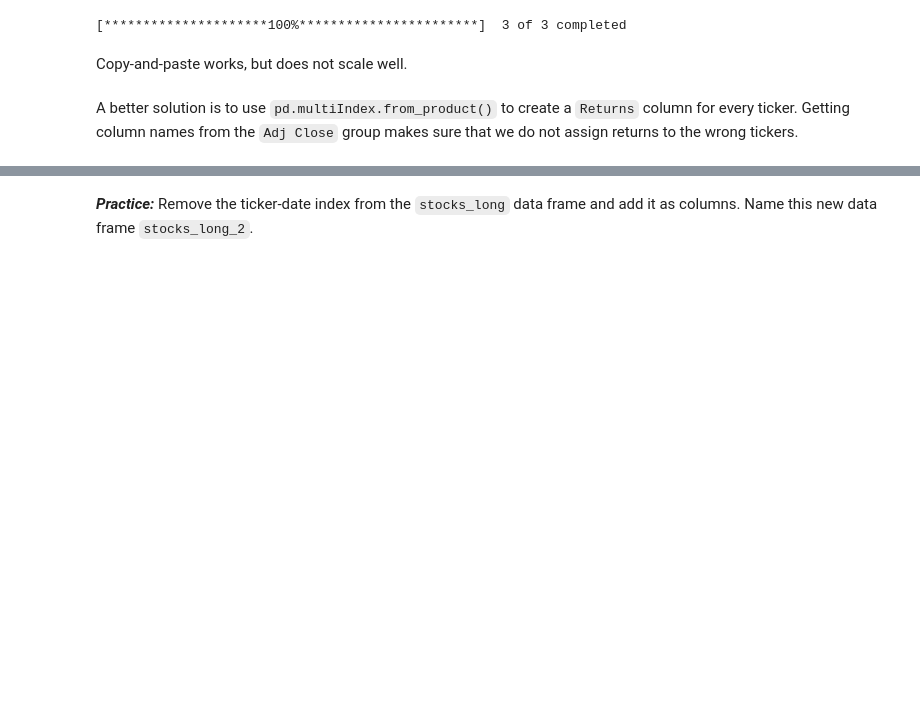
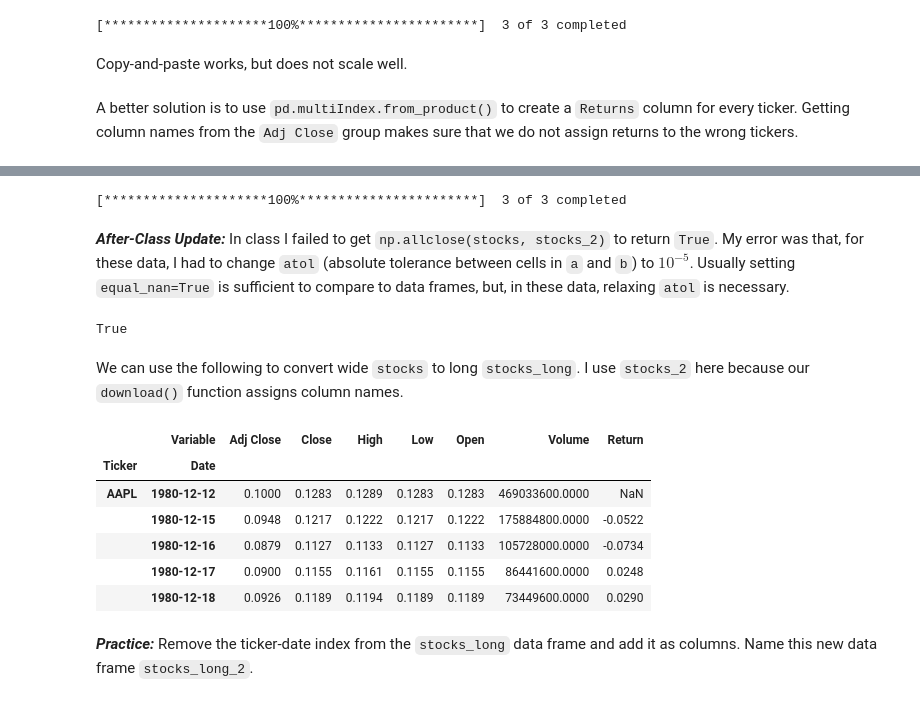
Before and after one commit to webclinic017/fina-4380-2022-fall-1, a Jupyter notebook: Notebooks/_build/html/_sources/McKinney/mckinney-08.ipynb, the cells around one changed output, grey strips where cells are left out. Cells and saved outputs as stored; diff of their text form; code cells hidden in the pictures; blank space fills up the shorter version.

```diff
--- a/Notebooks/_build/html/_sources/McKinney/mckinney-08.ipynb
+++ b/Notebooks/_build/html/_sources/McKinney/mckinney-08.ipynb
@@ -991,0 +1088,25 @@ stocks
+# %%
+def download(**kwargs):
+    _stocks = yf.download(**kwargs)
+    _returns = _stocks['Adj Close'].pct_change()
+    _multi_index = pd.MultiIndex.from_product([['Return'], _stocks['Adj Close'].columns])
+    _stocks[_multi_index] = _returns
+    _stocks.columns.names = ['Variable', 'Ticker']
+
+    return _stocks
+# %%
+stocks_2 = download(tickers='AAPL META MSFT', session=session)
+# %% [output]
+[*********************100%***********************]  3 of 3 completed
+# %% [markdown]
+***After-Class Update:***
+In class I failed to get `np.allclose(stocks, stocks_2)` to return `True`.
+My error was that, for these data, I had to change `atol` (absolute tolerance between cells in `a` and `b`) to $10^{-5}$.
+Usually setting `equal_nan=True` is sufficient to compare to data frames, but, in these data, relaxing `atol` is necessary.
+# %%
+np.allclose(stocks, stocks_2, atol=1e-5, equal_nan=True)
+# %% [output]
+True
+# %% [markdown]
+We can use the following to convert wide `stocks` to long `stocks_long`.
+I use `stocks_2` here because our `download()` function assigns column names.
@@ -992,3 +1115,13 @@ stocks
+# %%
+stocks_long.head()
+# %% [output]
+|  | Variable | Adj Close | Close | High | Low | Open | Volume | Return |
+| Ticker | Date |  |  |  |  |  |  |  |
+| AAPL | 1980-12-12 | 0.1000 | 0.1283 | 0.1289 | 0.1283 | 0.1283 | 469033600.0000 | NaN |
+|  | 1980-12-15 | 0.0948 | 0.1217 | 0.1222 | 0.1217 | 0.1222 | 175884800.0000 | -0.0522 |
+|  | 1980-12-16 | 0.0879 | 0.1127 | 0.1133 | 0.1127 | 0.1133 | 105728000.0000 | -0.0734 |
+|  | 1980-12-17 | 0.0900 | 0.1155 | 0.1161 | 0.1155 | 0.1155 | 86441600.0000 | 0.0248 |
+|  | 1980-12-18 | 0.0926 | 0.1189 | 0.1194 | 0.1189 | 0.1189 | 73449600.0000 | 0.0290 |
 # %% [markdown]
 ***Practice:***
 Remove the ticker-date index from the `stocks_long` data frame and add it as columns.
```
Also changed, not shown: parts of 47 cells of this notebook, 20 other files.
